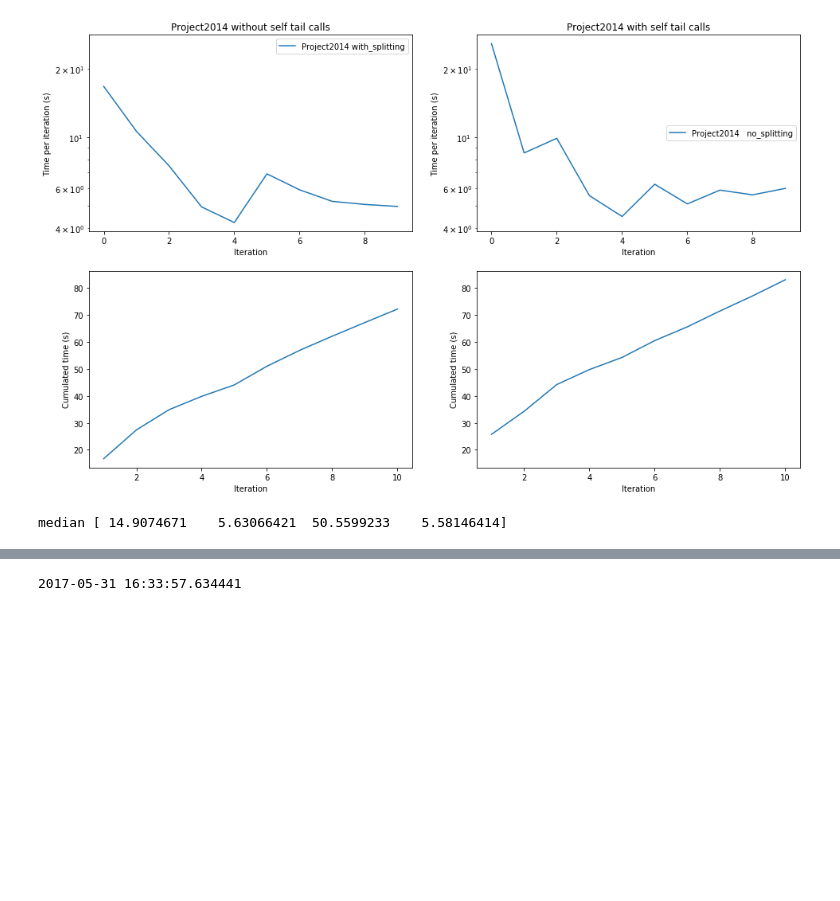
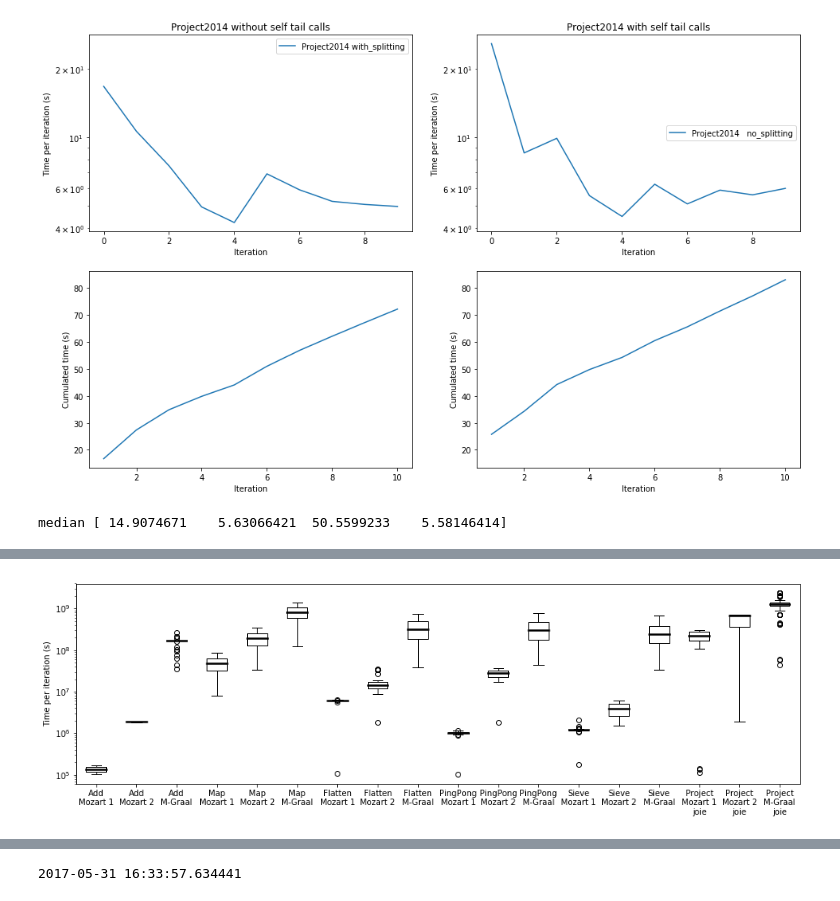
Before and after one commit to mistasse/mozart-graal-benchmarking, a Jupyter notebook: notebook.ipynb, the cells around one changed output, grey strips where cells are left out. Saved outputs shown, nothing was run; the diff lists cells and outputs as text; code cells hidden in the pictures; blank space fills up the shorter version.

```diff
--- a/notebook.ipynb
+++ b/notebook.ipynb
@@ -284,0 +355,23 @@ plt.show()
+# %%
+medium()
+
+general = Serie("general", n=range(5))
+interesting = [0, 3, 6, 9, 12, 15]
+mozart1 = interesting
+mozart2 = [i+1 for i in interesting]
+graal = [i+2 for i in interesting]
+general = general.get("memory", sections=list(range(18)), conv=asis)
+'''
+mozart1 = general.get("memory", sections=mozart1, conv=asis, agg=appended)
+mozart2 = general.get("memory", sections=mozart2, conv=asis, agg=appended)
+graal = general.get("memory", sections=graal, conv=asis, agg=appended)
+ax = []
+args1 = {"xlabel": "Iteration", "ylabel": "Time per iteration (s)"}
+args2 = {"xlabel": "Iteration", "ylabel": "Cumulated time (s)"}
+mozart1.sub(231, init_axis=ax, **args1).plot(legend=0)
+mozart2.sub(232, sharey=ax[0], **args2).plot(legend=0)
+graal.sub(233, sharey=ax[0], **args2).plot(legend=0)
+'''
+general.sub(212, **args3).boxplot(sections=[repl("\n".join(sec.split())).replace("Project2014", "Project") for sec in general.sections])
+plt.show()
+# %% [output]
@@ -284,0 +379 @@ plt.show()
+[figure, added]
```
Also changed, not shown: parts of 9 cells of this notebook, 10 other files.
